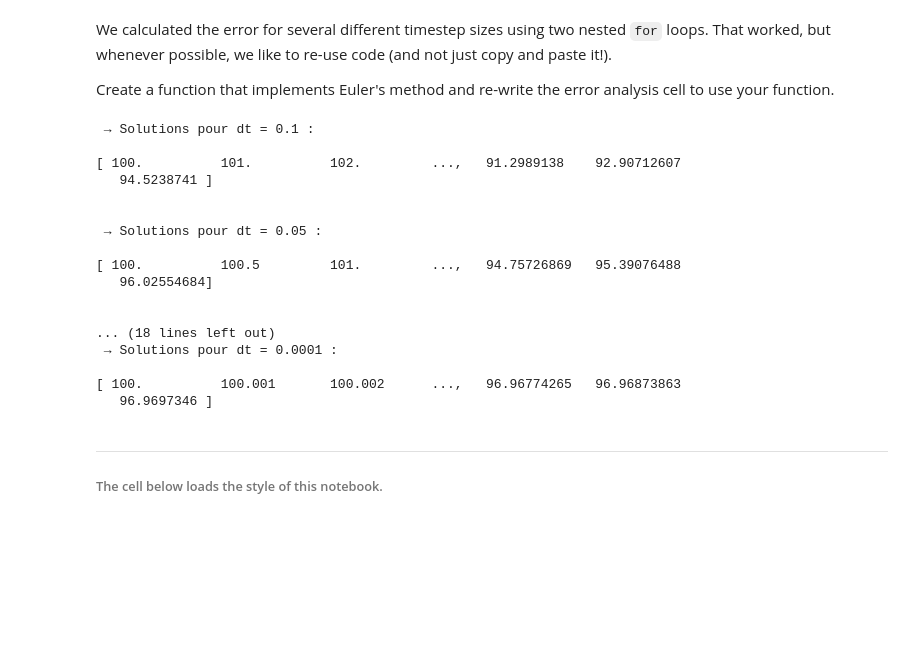
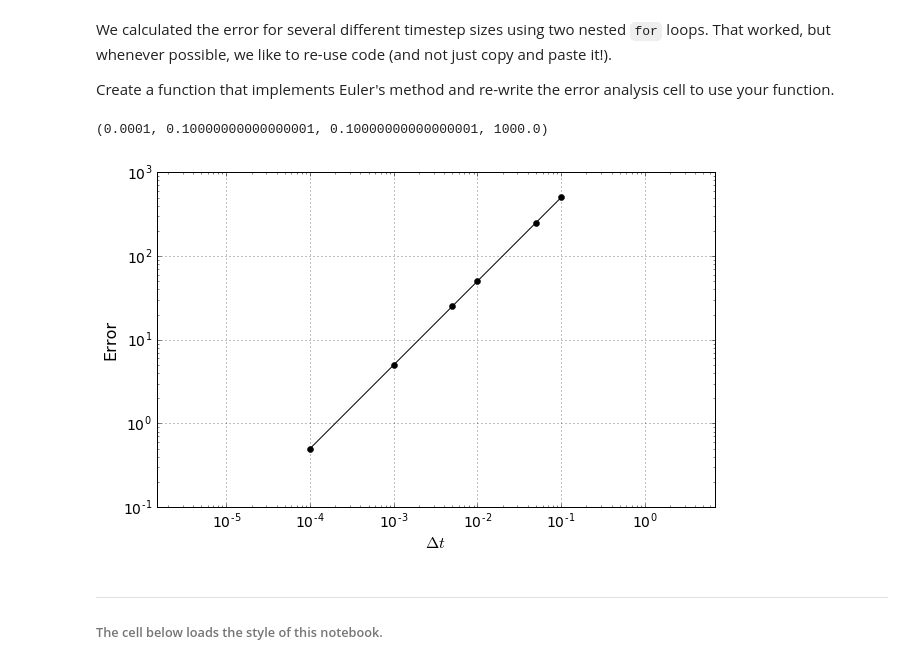
Before and after one commit to ServranckxChristophe/numerical-mooc, a Jupyter notebook: lessons/01_phugoid/01_02_Phugoid_Oscillation.ipynb, the cells around one changed output. Cells and saved outputs as stored; diff of their text form; code cells hidden in the pictures; blank space fills up the shorter version.

Commit message:
réecriture plus compact de la function methode_Euler & de la partie l'appelant elle et la fonction get_error

```diff
--- a/lessons/01_phugoid/01_02_Phugoid_Oscillation.ipynb
+++ b/lessons/01_phugoid/01_02_Phugoid_Oscillation.ipynb
@@ -483,7 +483,7 @@ Create a function that implements Euler's method and re-write the error analysis
 # %%
 # Fonction de la méthode Euler
 
-def Euler_method(dt_values,u,N):
+def methode_Euler(dt_values,u,N):
     """Retourne une solution approchée de la solution exacte par itération.
 
     Paramètres
@@ -501,69 +501,55 @@ def Euler_method(dt_values,u,N):
     z_values : tableau de valeurs
     """
 
+    #On définit nos tableaux de valeurs
+    u = numpy.array([z0, b0])
+    z = numpy.empty_like(t)
+    z = numpy.zeros(N)
+    z[0] = z0
+
     for n in range(1,N):
         u = u + dt*numpy.array([u[1], g*(1-u[0]/zt)])
         z[n] = u[0]
 
     return z
 # %%
-# Partie appelant la fonction Euler
+# Partie appelant la fonction methode_Euler & la fonction get_error
 
+
+#Paramètres initiaux
 T  = 100.0
 z0 = 100
 b0 = 10
 zt = 100
 g  = 9.81
 
-u = numpy.array([z0, b0])
-
-z = numpy.zeros(N)
-z[0] = z0
-
+#Incrément de temps
 dt_values = numpy.array([0.1, 0.05, 0.01, 0.005, 0.001, 0.0001])
 z_values = numpy.empty_like(dt_values, dtype=numpy.ndarray)
-
+error_values = numpy.empty_like(dt_values)
 
 for i, dt in enumerate(dt_values):
-    N = int(T/dt)+1
-    t = numpy.linspace(0.0, T, N)
-
-
-    u = numpy.array([z0, b0])
-    z = numpy.empty_like(t)
-    v = numpy.empty_like(t)
+    N = int(T/dt)+1                    # nombre d'intervalle
+    t = numpy.linspace(0.0, T, N)      # dicrétisation du temps
     z[0] = z0
 
+    ### Appel de la fonction methode_Euler() ###
+    methode_Euler(dt_values,u,N)
+    z_values[i] = z.copy()
 
-    v = Euler_method(dt_values,u,N)
-    z_values[i] = v.copy()
+    ### Appel de la fonction get_error() ###
+    error_values[i] = get_error(z_values[i], dt)
-# %%
-# Affichage du résultat
-
-for i in range (0,6):
-    print(" → Solutions pour dt =", dt_values[i],":")
-    print("")
-    print(z_values[i])
-    print("")
-    print("")
-# %% [output]
- → Solutions pour dt = 0.1 :
-
-[ 100.          101.          102.         ...,   91.2989138    92.90712607
-   94.5238741 ]
-
-
- → Solutions pour dt = 0.05 :
-
-[ 100.          100.5         101.         ...,   94.75726869   95.39076488
-   96.02554684]
-
-
-... (18 lines left out)
- → Solutions pour dt = 0.0001 :
-
-[ 100.          100.001       100.002      ...,   96.96774265   96.96873863
-   96.9697346 ]
+# %%
+pyplot.figure(figsize=(10, 6))
+pyplot.tick_params(axis='both', labelsize=14)   #increase tick font size
+pyplot.grid(True)                               #turn on grid lines
+pyplot.xlabel('$\Delta t$', fontsize=16)        #nom de l'axe des x
+pyplot.ylabel('Error', fontsize=16)             #nom de l'axe des y
+pyplot.loglog(dt_values, error_values, 'ko-')   #log-log plot
+pyplot.axis('equal')                            #make axes scale equally;
+# %% [output]
+(0.0001, 0.10000000000000001, 0.10000000000000001, 1000.0)
+[figure, added]
 # %% [markdown]
 ---
 
```
Also changed, not shown: parts of 2 cells of this notebook.
